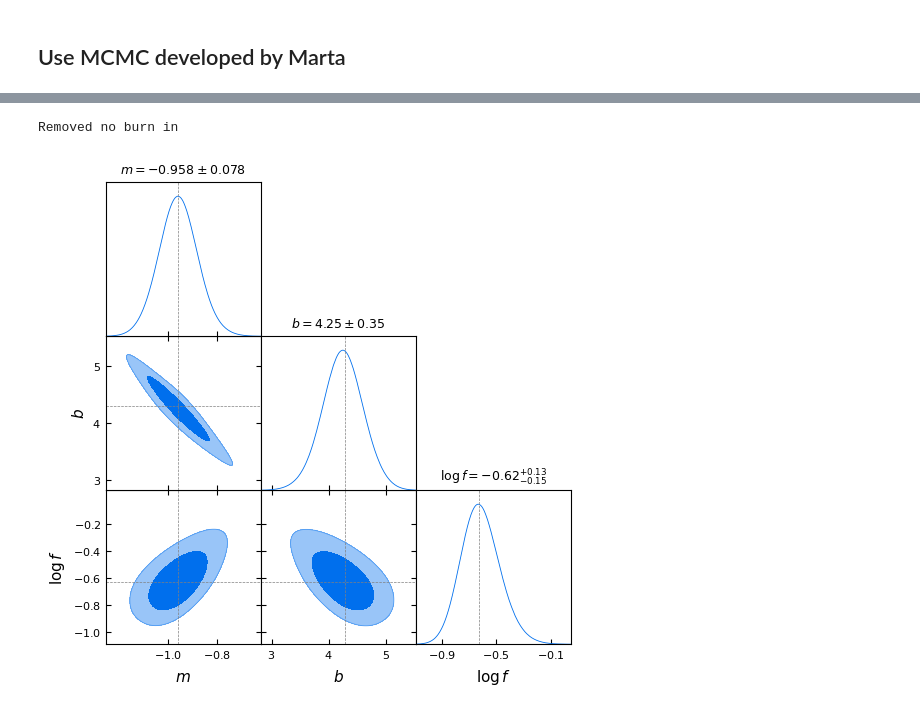
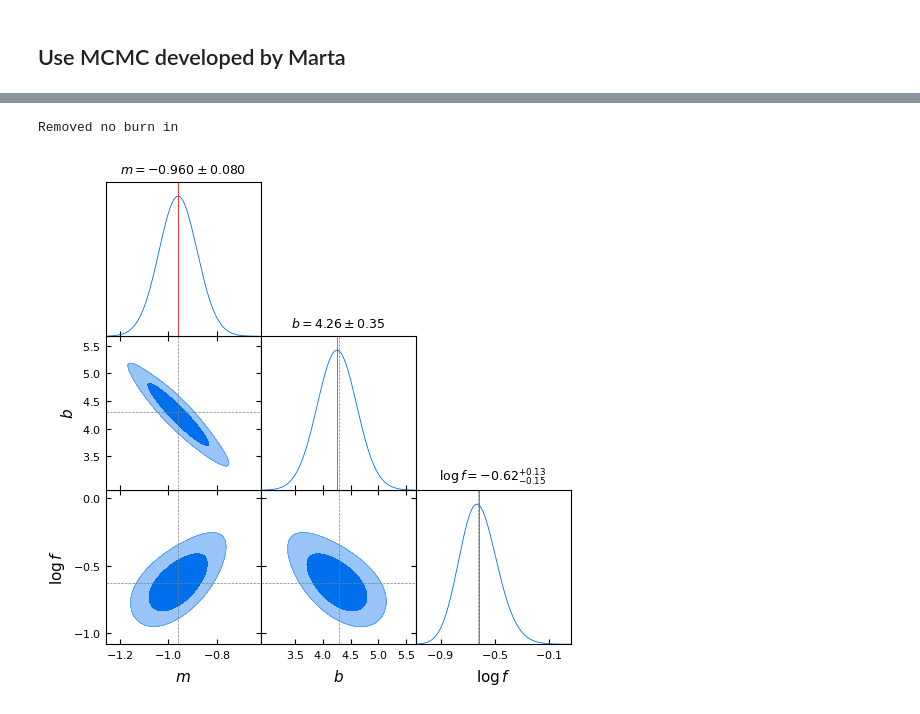
Before and after one commit to corioni/PyProgrammingAPC, a Jupyter notebook: hands-on/H03/numpy_marta_H03.ipynb, the cells around one changed output, grey strips where cells are left out. Cells and saved outputs as stored; diff of their text form; code cells hidden in the pictures.

```diff
--- a/hands-on/H03/numpy_marta_H03.ipynb
+++ b/hands-on/H03/numpy_marta_H03.ipynb
@@ -93,17 +65,15 @@ array([[-1.47677573,  3.19396457,  2.51380592],
 # %%
+# Make a cute plot
+
 from getdist import MCSamples, plots
 
-outchain = sampler.get_flat_chain(burnin=1000)
-
-
+outchain = sampler_vec.get_flat_chain(burnin=2000)
 
 samples = MCSamples(
-    samples=outchain[::5],
+    samples=outchain,#[::5],
     names=["m","b","logf"],
     labels=["m","b","\\log f"],
-    #settings={"smooth_scale_2D": 0.8,"smooth_scale_1D": 0.8},
-    #smooth_scale_1D=0.5,
-    #smooth_scale_2D=0.5
+    settings={"smooth_scale_2D": 0.8,"smooth_scale_1D": 0.8},
 )
 
 g = plots.get_subplot_plotter()
@@ -123,7 +93,16 @@ g.triangle_plot(
     },
     title_limit=1)
 
+# Compute posterior means
+means = samples.getMeans()
 
+# Parameter names in order
+names = samples.getParamNames().names
+
+# Add mean lines to 1D marginals
+for i, name in enumerate(names):
+    ax = g.subplots[i, i]
+    ax.axvline(means[i], lw=0.5,ls='-',color='r')
 #g.save
 # %% [output]
 Removed no burn in
@@ -136,12 +119,13 @@ import MCMC_marta.MCMC_parallel as MCMC
 # %%
-nwalkers = 16
+nwalkers = 128
 ndim = 3
+step = 0.15
 
-sampler = MCMC.MHsampler(nwalkers, log_posterior, prior, ndim)
-#sampler.seed_rng(128)
+sampler = MCMC.MHsampler(nwalkers, log_posterior, prior, ndim, step)
+sampler.seed_rng(128)
 # %%
 
-#help(sampler.run)
-sampler.run(10000, mode = 'random', verbose=False, xx= xobs, yy=yobs, ee=yerr, prior=prior)
+nsteps = 20000
+sampler.run(nsteps, mode = 'random', verbose=True, xx= xobs, yy=yobs, ee=yerr, prior=prior)
 
 sampler.get_flat_chain();
@@ -148,36 +150,45 @@ sampler.get_flat_chain();
 # %%
 from getdist import MCSamples, plots
 
-outchain = sampler.get_flat_chain(burnin=2000)
+burn = int(0.2 * nsteps)
+outchain = sampler.get_flat_chain(burnin=burn)
 
 
 
 samples = MCSamples(
     samples=outchain[::5],
     names=["m","b","logf"],
     labels=["m","b","\\log f"],
     settings={"smooth_scale_2D": 0.8,"smooth_scale_1D": 0.8},
 )
 
 g = plots.get_subplot_plotter()
 g.settings.num_plot_contours = 2
-
 g.settings.figure_legend_frame = False
 g.settings.alpha_filled_add = 0.4
 g.settings.title_limit_fontsize = 12
 
 g.triangle_plot(
     samples,
     filled=True,
     markers={
         "m": m_true,
         "b": b_true,
         "logf": numpy.log(f_true)
     },
     title_limit=1)
 
+# Compute posterior means
+means = samples.getMeans()
 
+# Parameter names in order
+names = samples.getParamNames().names
+
+# Add mean lines to 1D marginals
+for i, name in enumerate(names):
+    ax = g.subplots[i, i]
+    ax.axvline(means[i], lw=0.5,ls='-', color='r')
 #g.save
 # %% [output]
 Removed no burn in
-[figure, old version]
+[figure, new version]
```
Also changed, not shown: parts of 12 cells of this notebook, 4 other files.
